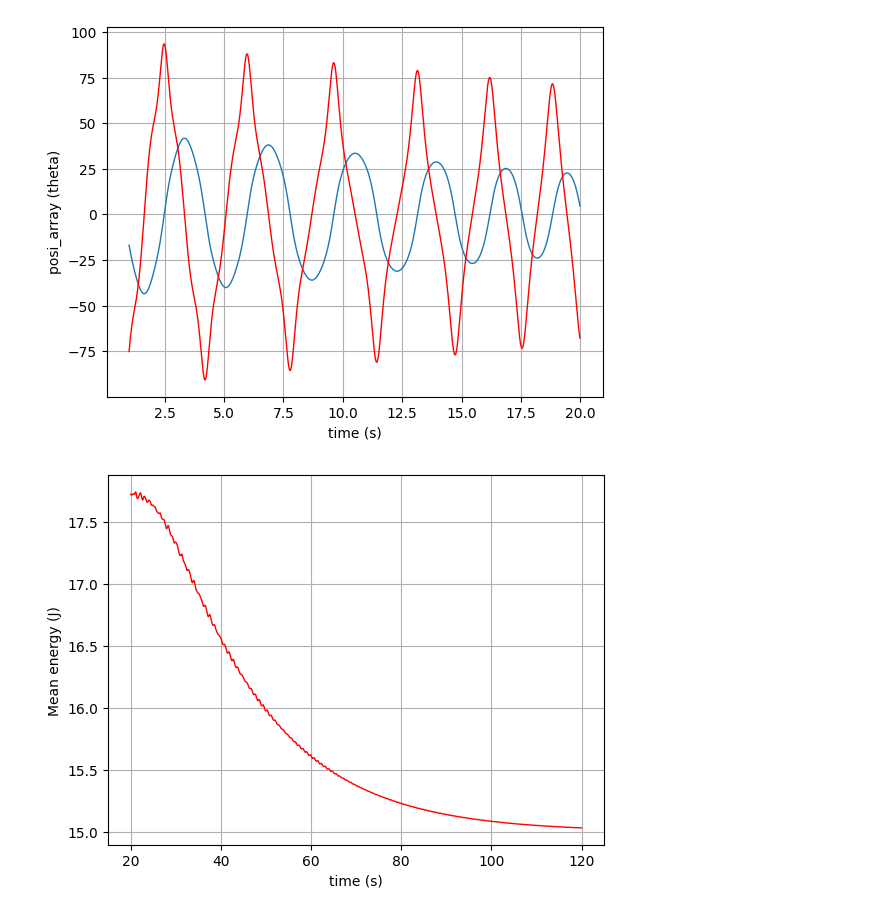
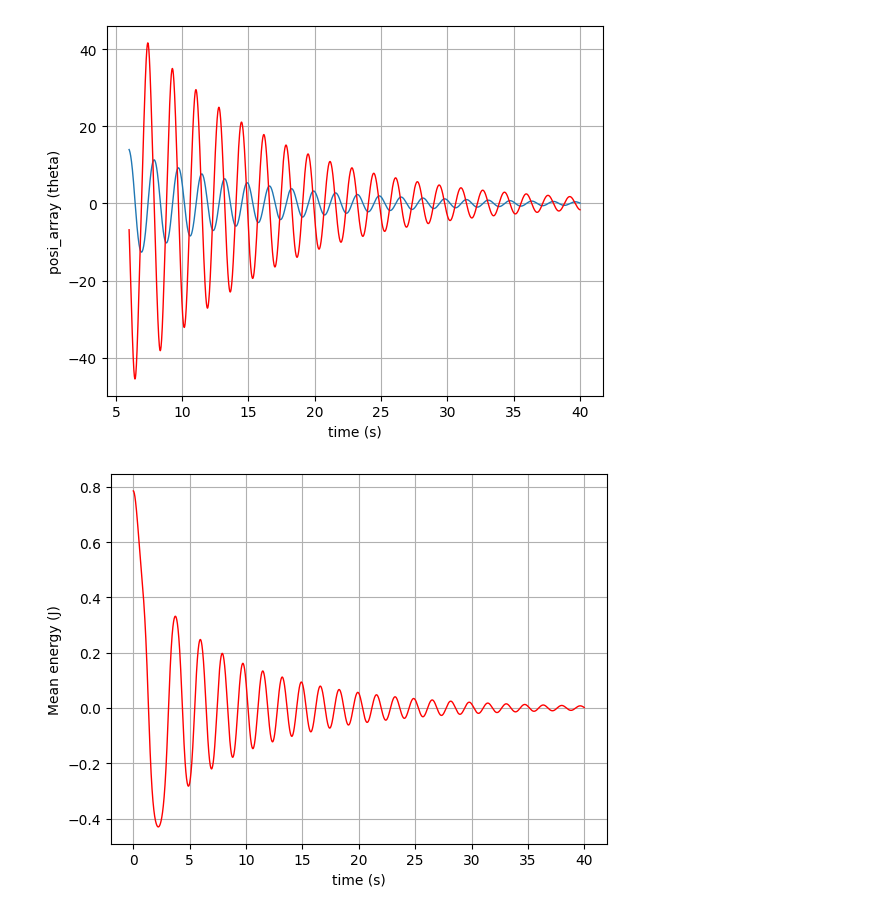
Before and after one commit to ShounakDas101/multibody, a Jupyter notebook: IEEE_Cognition.ipynb, the cells around one changed output. Cells and saved outputs as stored; diff of their text form; code cells hidden in the pictures.

```diff
--- a/IEEE_Cognition.ipynb
+++ b/IEEE_Cognition.ipynb
@@ -9,8 +9,8 @@ import random as rnd
 # %%
 I=1.0
 a=5.0
-b=0.05
-c=0.6
+b=0.2
+c=2.3
 f=0.3  # it should be a fraction
 w2=a/I # it is actually square of angular frequency
 
@@ -25,8 +49,7 @@ Amp = 1.3
 # %%
-def coupled_osc(x, t):
+def physical_osc(x,t):
     if   x[0] > 0.5*np.pi:
         x[0]=0.5*np.pi - x[0] # oscillate between -pi/2 to +pi/2
     elif x[0]< -0.5*np.pi:
         x[0]=x[0] - 0.5*np.pi # oscillate between -pi/2 to +pi/2
-
-    return  [x[1], -a*np.sin(x[0]) -b*x[1]  - f*a*np.sin(N*x[0])]
+    return  [x[1], -a*np.sin(x[0]) ] # -b*x[1] - f*a*np.sin(N*x[0]) + c*np.sin(x[0])]
@@ -33,3 +106,11 @@ def coupled_osc(x, t):
+# %%
+def coupled_osc(x, t):
+    #if   x[0] > 0.5*np.pi:
+    #    x[0]=0.5*np.pi - x[0] # oscillate between -pi/2 to +pi/2
+    #elif x[0]< -0.5*np.pi:
+    #    x[0]=x[0] - 0.5*np.pi # oscillate between -pi/2 to +pi/2
+
+    return  [x[1],  -a*np.sin(x[0]) - f*a*N*np.sin(N*x[0])  -b*x[1] ]
 # %%
 
 def flip_osc(x, t):
@@ -67,7 +177,7 @@ plt.grid(True)
 # Next, we create an array of the desired times for the solution.
 no_of_samples = 12000
 tou_0=100
-delay =5
+delay =50
 # Create an empty NumPy array of zeros
 time_array = np.zeros(no_of_samples)
 posi_array = np.zeros(no_of_samples)  # displacement or position
@@ -88,12 +198,12 @@ for i in range(0,no_of_samples,1):
     else :
         mean_array[i] = np.mean(enrg_array[i-1500:i])
     # check tou
-    if  15.5 >tou_0 > 15.0     :  # here condition should be mean_array[i]/kT <1
+    if  1.41 > mean_array[i] > 1.40 or delay > tou_0 > 0    :  # here condition should be mean_array[i]/kT <1
             #tou_array[i] = tou_0*np.exp(mean_array[i]/300)
             #c = 0.321       #2*rnd.random()
 
             # Now calculate the free energy Hi
-            enrg_array[i]= U + 0.5*I*omega*omega + a*(1-np.cos(theta))+ f*a*(1-np.cos(N*theta))- 0.5*b*omega*omega + c*np.cos(theta)
+            enrg_array[i]= a*(1-np.cos(theta))+ f*a*(1-np.cos(N*theta)) + c*np.cos(theta)
 
             #omega1=omega + c*np.sin(theta)*1e-2/I-b
             #theta1=theta + omega*1e-2
@@ -112,7 +222,7 @@ for i in range(0,no_of_samples,1):
     else:
             # Now calculate the free energy Hi
             #tou_array[i] = tou_0*np.exp(mean_array[i]/300)
-            enrg_array[i]=U + 0.5*I*omega*omega + a*(1-np.cos(theta))+ f*a*(1-np.cos(N*theta))- 0.5*b*omega*omega
+            enrg_array[i]= a*(1-np.cos(theta))+ f*a*(1-np.cos(N*theta))
             solution = odeint(coupled_osc, init_value, my_time)
             posi_array[i]=solution[1,0]
             velo_array[i]=solution[1,1]
@@ -126,6 +236,7 @@ for i in range(0,no_of_samples,1):
     time_array[i]=i*1e-2
 
 
+
     #print (last_five_average,theta,omega)
 # %%
 
@@ -152,32 +272,18 @@ plt.show()
 # %%
 # A plot of the fluid height (position) inside the straw as a function of time.
-plt.plot(time_array[100:2000], 180*posi_array[100:2000]/np.pi,time_array[100:2000], 180*velo_array[100:2000]/np.pi,'red', linewidth = 1)
+plt.plot(time_array[600:8000], 180*posi_array[600:8000]/np.pi,time_array[600:8000], 180*velo_array[600:8000]/np.pi,'red', linewidth = 1)
 plt.xlabel('time (s)')
 plt.ylabel('posi_array (theta)')
 plt.ticklabel_format(style='plain', axis='x', scilimits=(0,0))
-# Major ticks every 20, minor ticks every 5
-#major_ticks = np.arange(100, 2000, 100)
-#minor_ticks = np.arange(100, 2000, 20)
-#plt.xticks(major_ticks)
-#plt.xticks(minor_ticks, minor=True)
-#plt.yticks(major_ticks)
-#plt.yticks(minor_ticks, minor=True)
-# And a corresponding grid
-#plt.grid(which='both')
-
-# Or if you want different settings for the grids:
-#plt.grid(which='minor', alpha=0.2)
-#plt.grid(which='major', alpha=0.5)
-
 plt.grid(True)
 # %% [output]
-[figure, old version]
+[figure, new version]
 # %%
 # A plot of the fluid height (position) inside the straw as a function of time.
-plt.plot(time_array[2000:12000], mean_array[2000:12000],'red', linewidth = 1)
+plt.plot(time_array[0:5200], posi_array[0:5200],'red', linewidth = 1)
 plt.xlabel('time (s)')
 plt.ylabel('Mean energy (J)')
 plt.ticklabel_format(style='plain', axis='x', scilimits=(0,0))
 plt.grid(True)
 # %% [output]
-[figure, old version]
+[figure, new version]
```
Also changed, not shown: parts of 12 cells of this notebook.
